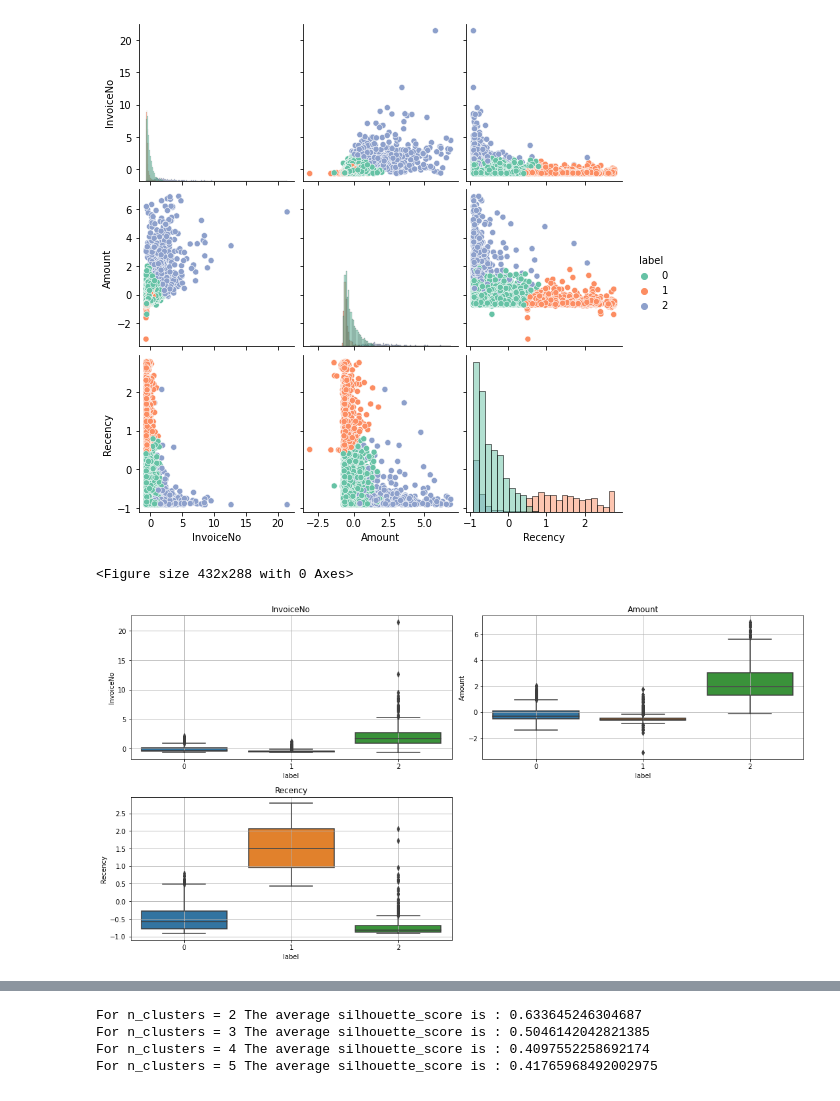
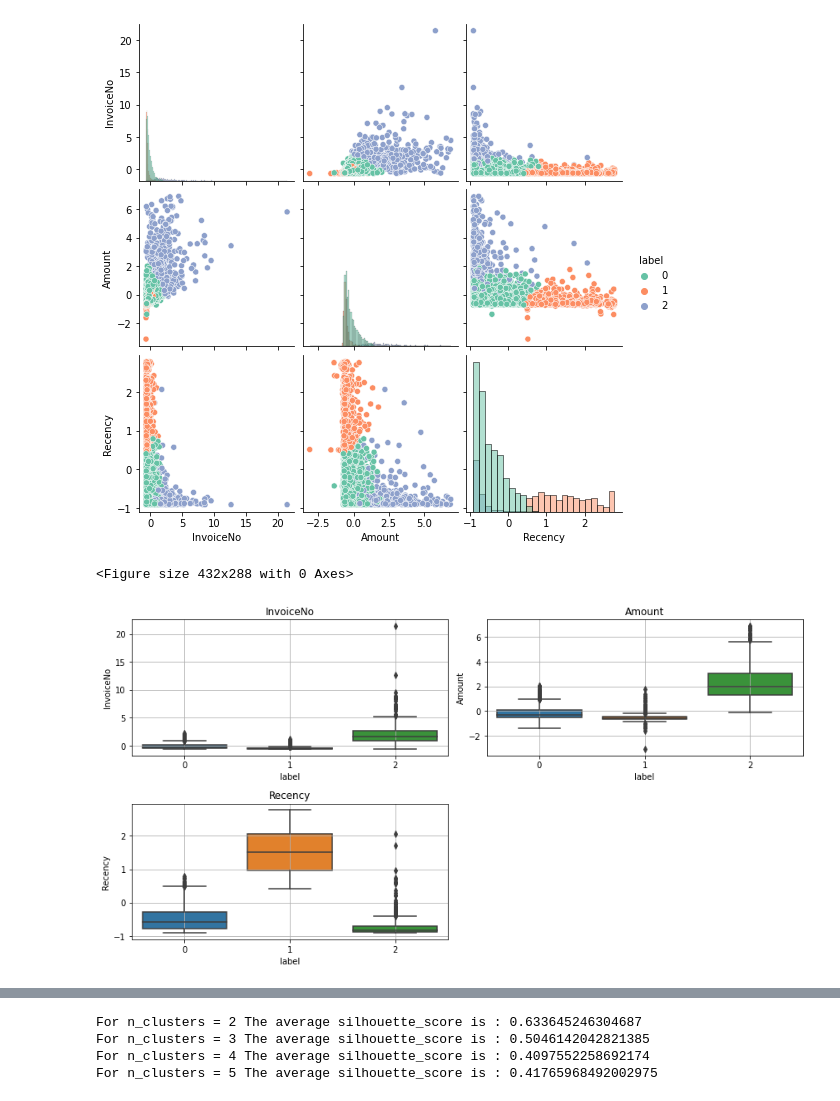
Before and after one commit to ecoplayer/Clients_segmentation, a Jupyter notebook: Clustering_standard.ipynb, the cells around one changed output, grey strips where cells are left out. Saved outputs shown, nothing was run; the diff lists cells and outputs as text; code cells hidden in the pictures.

```diff
--- a/Clustering_standard.ipynb
+++ b/Clustering_standard.ipynb
@@ -329,22 +334,22 @@ g = sns.pairplot(df_kmeans, hue="label", diag_kind="hist", palette="Set2")
 [figure]
 # %%
 plt.figure(1)
-plt.subplots(figsize=(15,15))
+plt.subplots(figsize=(12,12))
 plt.subplot(421)
 sns.boxplot(x='label',y='InvoiceNo',data=df_kmeans)
 plt.title('InvoiceNo')
 plt.grid(True)
 plt.subplot(422)
 sns.boxplot(x='label',y='Amount',data=df_kmeans)
 plt.title('Amount')
 plt.grid(True)
 plt.subplot(423)
 sns.boxplot(x='label',y='Recency',data=df_kmeans)
 plt.title('Recency')
 plt.grid(True)
 
 plt.tight_layout(rect=(0,0,1,1))
 plt.show()
 # %% [output]
 <Figure size 432x288 with 0 Axes>
-[figure, old version]
+[figure, new version]
```
Also changed, not shown: parts of 40 cells of this notebook.
